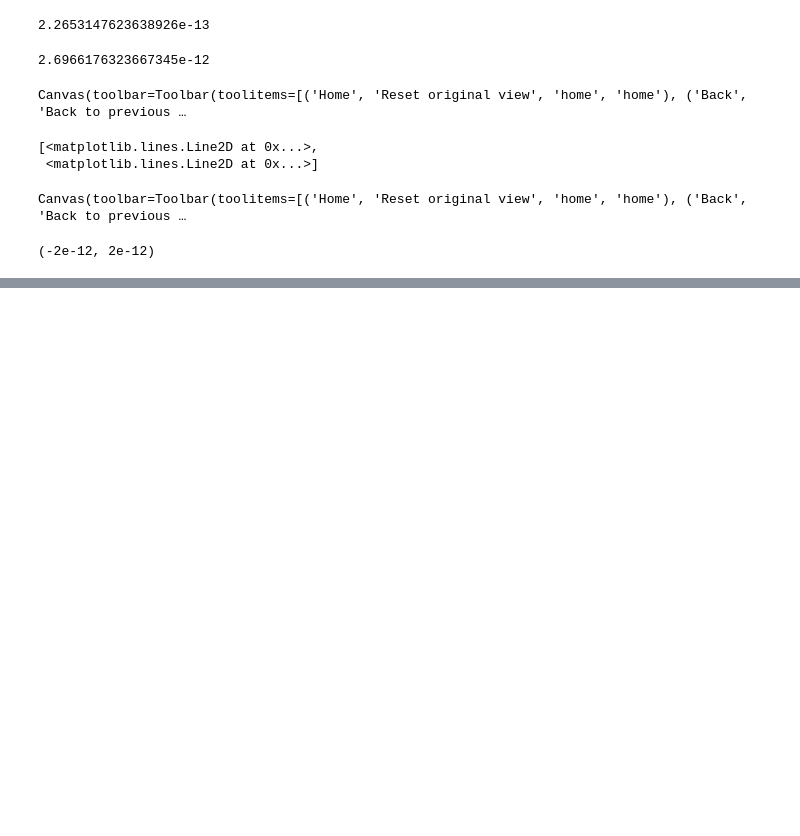
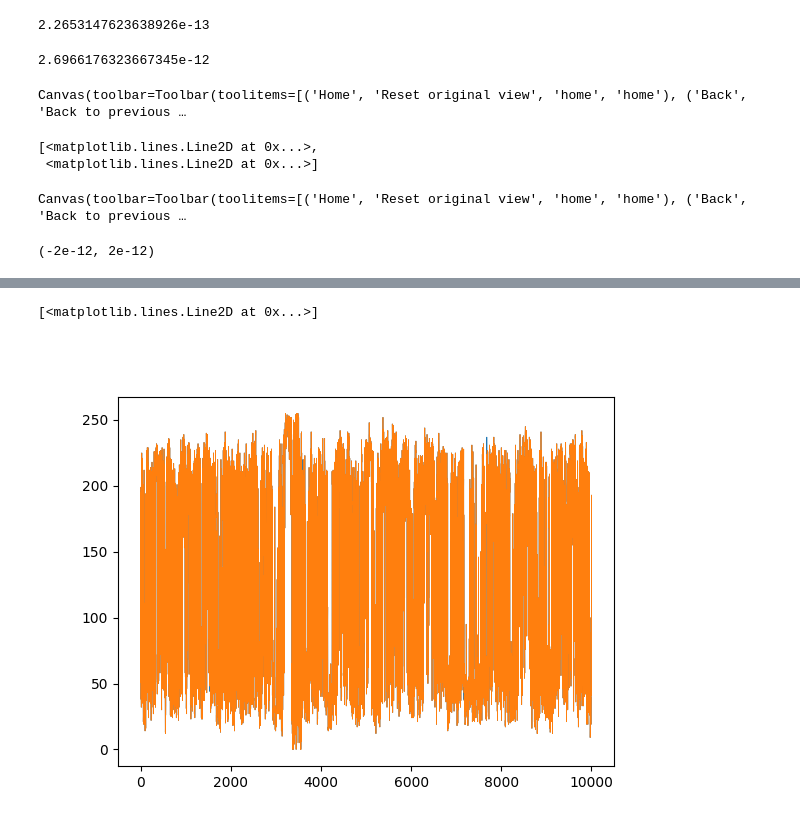
Before and after one commit to ricsinaruto/MEG-transfer-decoding, a Jupyter notebook: notebooks/raw_distribution.ipynb, the cells around one changed output, grey strips where cells are left out. Saved outputs shown, nothing was run; the diff lists cells and outputs as text; code cells hidden in the pictures; blank space fills up the shorter version.

```diff
--- a/notebooks/raw_distribution.ipynb
+++ b/notebooks/raw_distribution.ipynb
@@ -185,0 +241,16 @@ Canvas(toolbar=Toolbar(toolitems=[('Home', 'Reset original view', 'home', 'home'
+# %%
+path = os.path.join('..', 'results', 'cichy_epoched', 'subj1', 'cont_quantized', 'dumb_conv', 'inputs.npy')
+inputs = np.load(path)
+
+path = os.path.join('..', 'results', 'cichy_epoched', 'subj1', 'cont_quantized', 'dumb_conv', 'targets_full.npy')
+targets = np.load(path)
+# %%
+inputs = inputs.transpose(1, 0, 2).reshape(inputs.shape[1], -1)
+targets = targets.transpose(1, 0, 2).reshape(targets.shape[1], -1)
+# %%
+%matplotlib widget
+plt.plot(inputs[0, 1:10001], linewidth=0.5)
+plt.plot(targets[0, :10000], linewidth=0.5)
+# %% [output]
+[<matplotlib.lines.Line2D at 0x...>]
+[figure, added]
```
Also changed, not shown: parts of 14 cells of this notebook, 7 other files.
